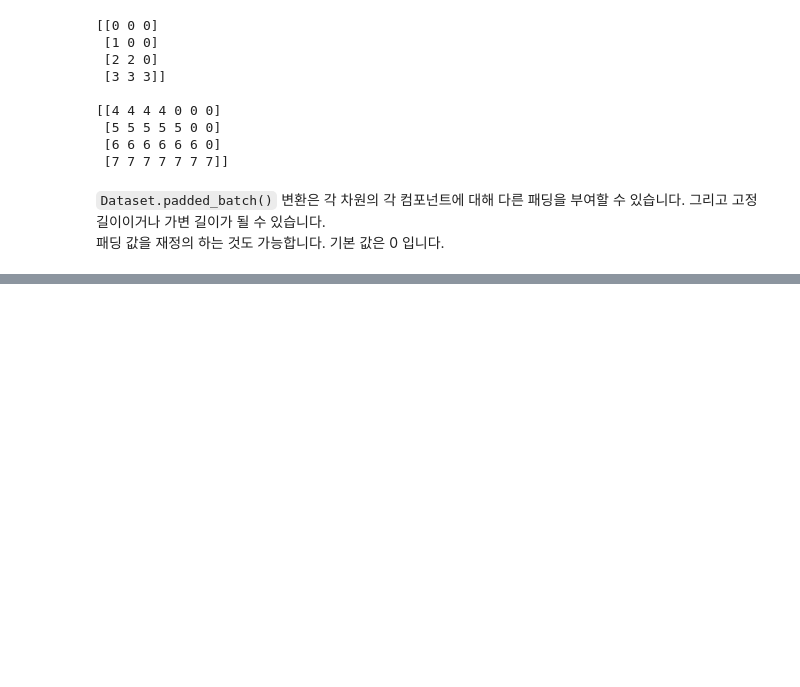
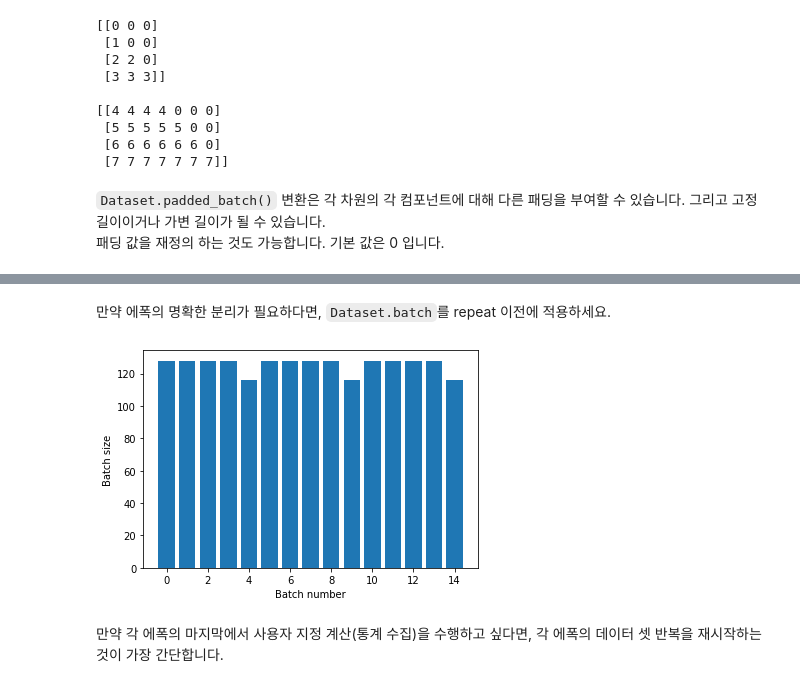
Before and after one commit to Ilevk/TIL, a Jupyter notebook: Python/Machine Learning/Tensorflow/Tensorflow_Tutorials/tf.data.ipynb, the cells around one changed output, grey strips where cells are left out. Drawn from its saved outputs; the diff is of its cells as text; code cells hidden in the pictures; blank space fills up the shorter version.

```diff
--- a/Python/Machine Learning/Tensorflow/Tensorflow_Tutorials/tf.data.ipynb
+++ b/Python/Machine Learning/Tensorflow/Tensorflow_Tutorials/tf.data.ipynb
@@ -731,0 +755,10 @@ for batch in dataset.take(2):
+# %% [markdown]
+만약 에폭의 명확한 분리가 필요하다면, `Dataset.batch`를 repeat 이전에 적용하세요.
+# %%
+titanic_batches = titanic_lines.batch(128).repeat(3)
+
+plot_batch_sizes(titanic_batches)
+# %% [output]
+[figure, added]
+# %% [markdown]
+만약 각 에폭의 마지막에서 사용자 지정 계산(통계 수집)을 수행하고 싶다면, 각 에폭의 데이터 셋 반복을 재시작하는 것이 가장 간단합니다.
```
Also changed, not shown: parts of 13 cells of this notebook.
